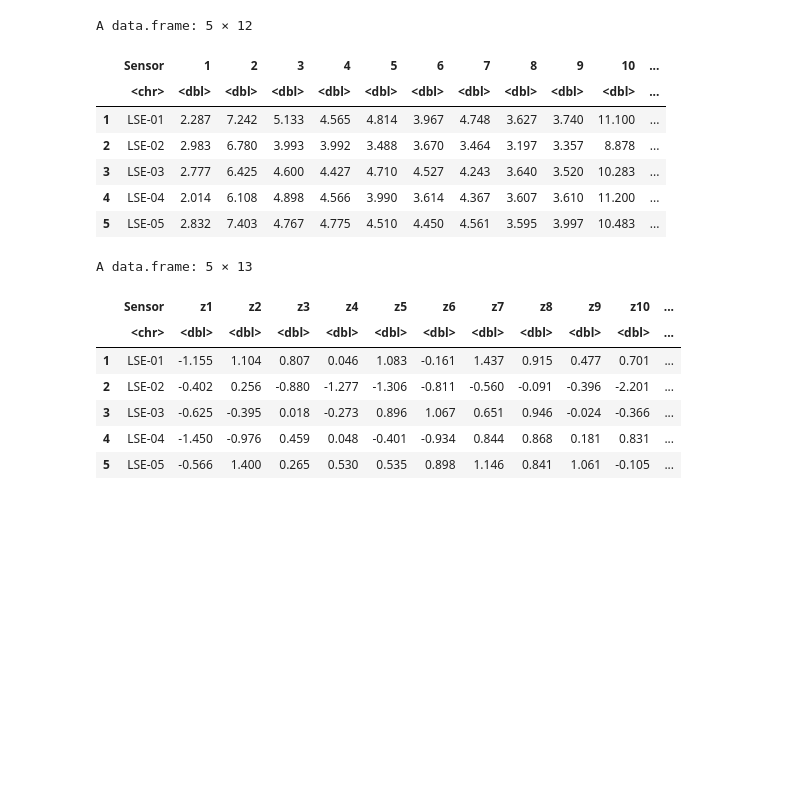
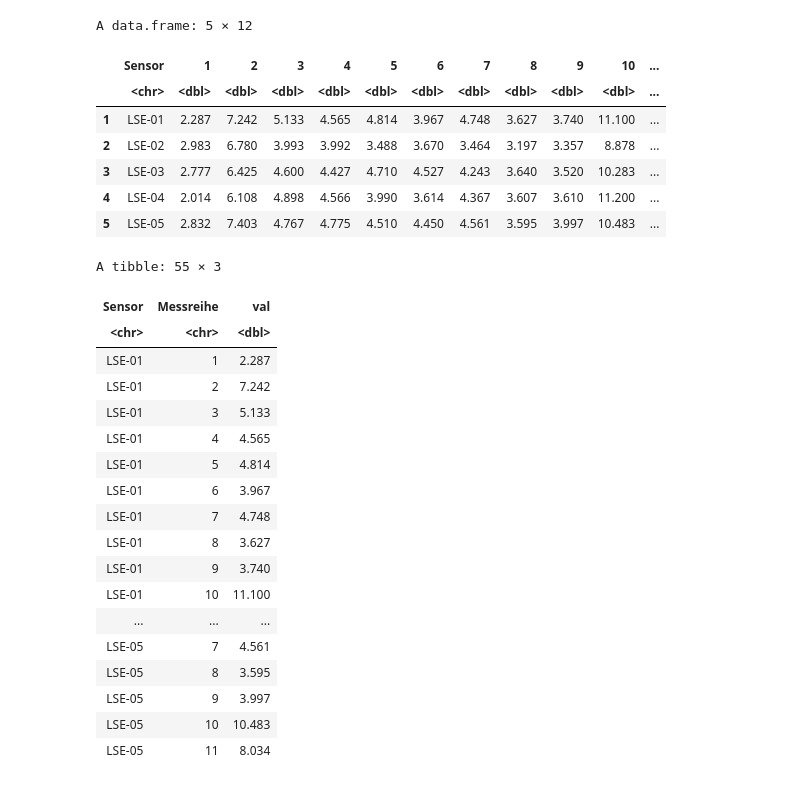
Before and after one commit to AlexSteiger/LSE01-R-analysis, a Jupyter notebook: LSE01_Statistik.ipynb, the cells around one changed output. Saved outputs shown, nothing was run; the diff lists cells and outputs as text; code cells hidden in the pictures; blank space fills up the shorter version.

```diff
--- a/LSE01_Statistik.ipynb
+++ b/LSE01_Statistik.ipynb
@@ -67,31 +78,43 @@ A data.frame: 10 × 23
 # %%
 x <- df %>% select(Sensor,'1','2','3','4','5','6','7','8','9','10','11')
 z <- df %>% select(Sensor,z1,z2,z3,z4,z5,z6,z7,z8,z9,z10,z11)
 
-#write.csv(LSE01_x,"x",row.names = FALSE)
-#write.csv(LSE01_z,"z",row.names = FALSE)
+write.csv(x,"x",row.names = FALSE)
+write.csv(z,"z",row.names = FALSE)
 
 x_longer <- pivot_longer(x, cols=2:ncol(x), names_to ="Messreihe", values_to="val")
 z_longer <- pivot_longer(z, cols=2:ncol(z), names_to ="Messreihe", values_to="val")
 
 z$Median <- apply(z[,2:ncol(z)],1,median)
 
 head(x,5)
-head(z,5)
+#head(z,5)
+head(x_longer,55)
 # %% [output]
 A data.frame: 5 × 12
 |  | Sensor | 1 | 2 | 3 | 4 | 5 | 6 | 7 | 8 | 9 | 10 | ... |
 |  | <chr> | <dbl> | <dbl> | <dbl> | <dbl> | <dbl> | <dbl> | <dbl> | <dbl> | <dbl> | <dbl> | ... |
 | 1 | LSE-01 | 2.287 | 7.242 | 5.133 | 4.565 | 4.814 | 3.967 | 4.748 | 3.627 | 3.740 | 11.100 | ... |
 | 2 | LSE-02 | 2.983 | 6.780 | 3.993 | 3.992 | 3.488 | 3.670 | 3.464 | 3.197 | 3.357 | 8.878 | ... |
 | 3 | LSE-03 | 2.777 | 6.425 | 4.600 | 4.427 | 4.710 | 4.527 | 4.243 | 3.640 | 3.520 | 10.283 | ... |
 | 4 | LSE-04 | 2.014 | 6.108 | 4.898 | 4.566 | 3.990 | 3.614 | 4.367 | 3.607 | 3.610 | 11.200 | ... |
 | 5 | LSE-05 | 2.832 | 7.403 | 4.767 | 4.775 | 4.510 | 4.450 | 4.561 | 3.595 | 3.997 | 10.483 | ... |
-A data.frame: 5 × 13
+A tibble: 55 × 3
-|  | Sensor | z1 | z2 | z3 | z4 | z5 | z6 | z7 | z8 | z9 | z10 | ... |
-|  | <chr> | <dbl> | <dbl> | <dbl> | <dbl> | <dbl> | <dbl> | <dbl> | <dbl> | <dbl> | <dbl> | ... |
-| 1 | LSE-01 | -1.155 | 1.104 | 0.807 | 0.046 | 1.083 | -0.161 | 1.437 | 0.915 | 0.477 | 0.701 | ... |
-| 2 | LSE-02 | -0.402 | 0.256 | -0.880 | -1.277 | -1.306 | -0.811 | -0.560 | -0.091 | -0.396 | -2.201 | ... |
-| 3 | LSE-03 | -0.625 | -0.395 | 0.018 | -0.273 | 0.896 | 1.067 | 0.651 | 0.946 | -0.024 | -0.366 | ... |
-| 4 | LSE-04 | -1.450 | -0.976 | 0.459 | 0.048 | -0.401 | -0.934 | 0.844 | 0.868 | 0.181 | 0.831 | ... |
-| 5 | LSE-05 | -0.566 | 1.400 | 0.265 | 0.530 | 0.535 | 0.898 | 1.146 | 0.841 | 1.061 | -0.105 | ... |
+| Sensor | Messreihe | val |
+| <chr> | <chr> | <dbl> |
+| LSE-01 | 1 | 2.287 |
+| LSE-01 | 2 | 7.242 |
+| LSE-01 | 3 | 5.133 |
+| LSE-01 | 4 | 4.565 |
+| LSE-01 | 5 | 4.814 |
+| LSE-01 | 6 | 3.967 |
+| LSE-01 | 7 | 4.748 |
+| LSE-01 | 8 | 3.627 |
+| LSE-01 | 9 | 3.740 |
+| LSE-01 | 10 | 11.100 |
+| ... | ... | ... |
+| LSE-05 | 7 | 4.561 |
+| LSE-05 | 8 | 3.595 |
+| LSE-05 | 9 | 3.997 |
+| LSE-05 | 10 | 10.483 |
+| LSE-05 | 11 | 8.034 |
```
Also changed, not shown: parts of 5 cells of this notebook, 2 other files.
